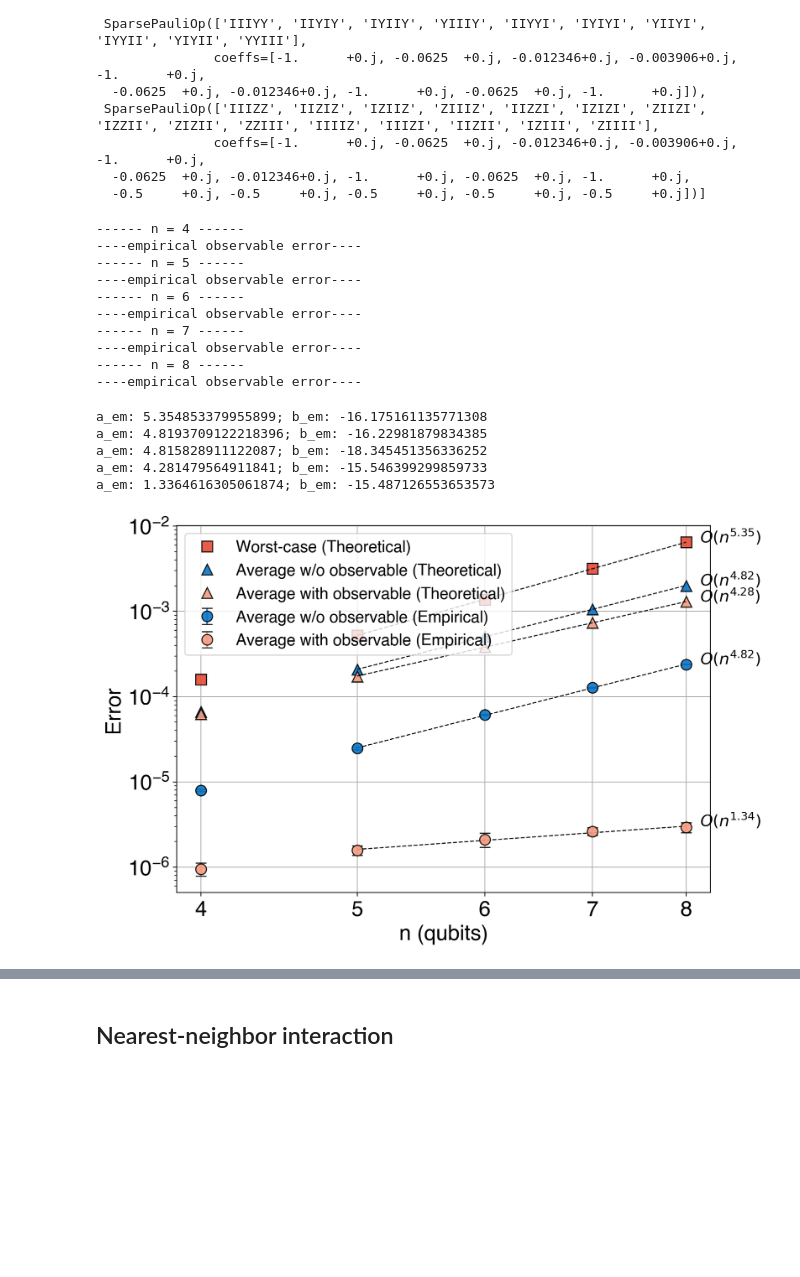
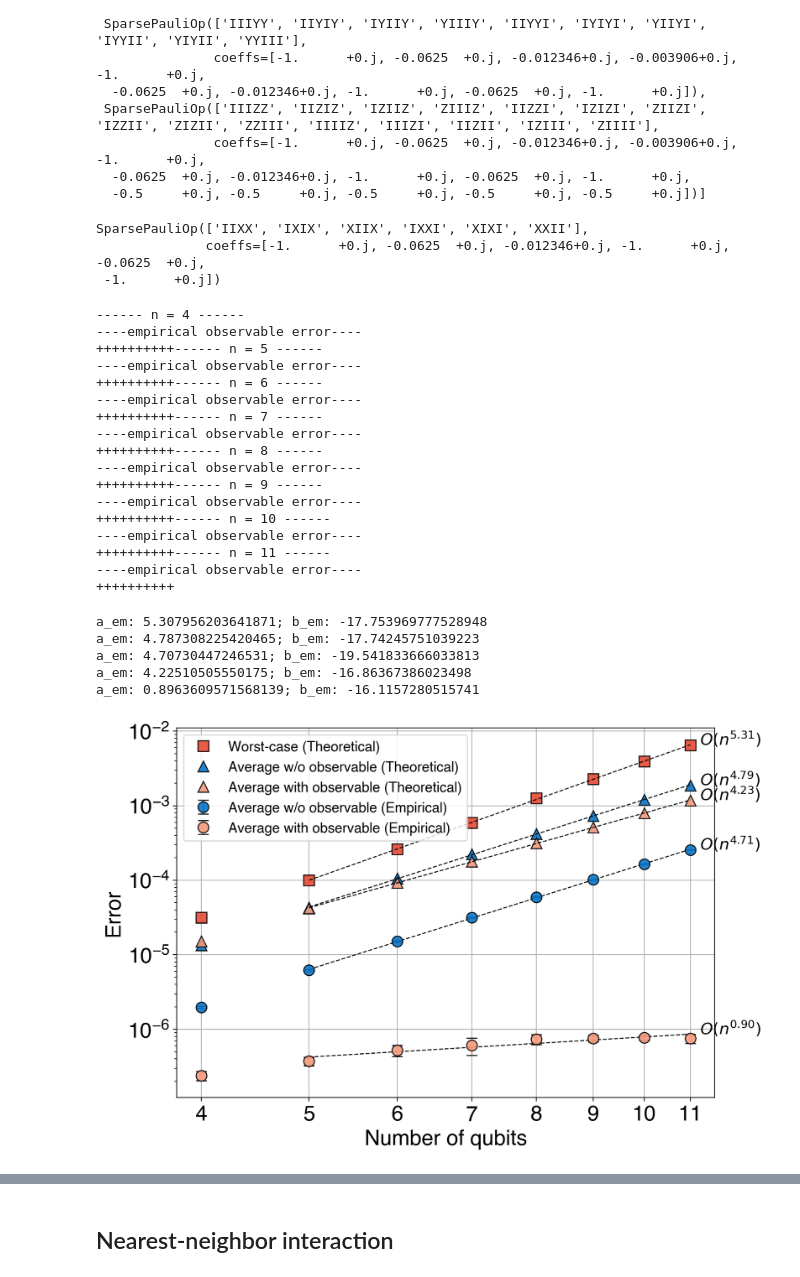
Before and after one commit to Jue-Xu/cookbook-quantum-simulation, a Jupyter notebook: random_input.ipynb, the cells around one changed output, grey strips where cells are left out. Saved outputs shown, nothing was run; the diff lists cells and outputs as text; code cells hidden in the pictures; blank space fills up the shorter version.

```diff
--- a/random_input.ipynb
+++ b/random_input.ipynb
@@ -30,10 +30,16 @@ pow_test.ham_xyz
                coeffs=[-1.      +0.j, -0.0625  +0.j, -0.012346+0.j, -0.003906+0.j, -1.      +0.j,
   -0.0625  +0.j, -0.012346+0.j, -1.      +0.j, -0.0625  +0.j, -1.      +0.j,
   -0.5     +0.j, -0.5     +0.j, -0.5     +0.j, -0.5     +0.j, -0.5     +0.j])]
+# %%
+pow_law.ham_xyz[0]
+# %% [output]
+SparsePauliOp(['IIXX', 'IXIX', 'XIIX', 'IXXI', 'XIXI', 'XXII'],
+              coeffs=[-1.      +0.j, -0.0625  +0.j, -0.012346+0.j, -1.      +0.j, -0.0625  +0.j,
+ -1.      +0.j])
 # %%
 prefix, suffix = 'Pow', 'n'
-n_max = 8
-r = 5000
+n_max = 11
+r = 10000 # 5000
 eps = 1e-3
 n_sample, n_round = 20, 10
 n_list = np.arange(4, n_max+1)
@@ -44,14 +50,15 @@ data['n'] = n_list
 
 for n in n_list:
     print(f'------ n = {n} ------')
-    pow_law = Power_law(n, alpha=4, Jx=-1, Jy=-1, Jz=-1, hx=0.0, hy=0.0, hz=-0.5, pbc=False, verbose=False)
+    pow_law = Power_law(n, alpha=4, Jx=-1, Jy=-1, Jz=-1, hx=-0.5, hy=0.0, hz=-0.0, pbc=False, verbose=False)
     # print('xyz group: ', pow_law.ham_xyz)
     # norm4 = nested_commutator_4norm([pow_law.ham_xyz[0], pow_law.ham_xyz[2]], p=2)
     # print('eeee:', norm4)
     # norm4_list.append(norm4)
     t = n
-    corr_op = SparsePauliOp.from_sparse_list([('XX', [i,i+1], 1) for i in range(0, n-1)], num_qubits=n).to_matrix()
-    magn_op = SparsePauliOp.from_sparse_list([('X', [i], 1) for i in range(0, n)], num_qubits=n).to_matrix()
+    corr_op = SparsePauliOp.from_sparse_list([('ZZ', [i,i+1], 1) for i in range(0, n-1)], n).to_matrix()
+    magn_op = SparsePauliOp.from_sparse_list([('Z', [i], 1) for i in range(0, n)], n).to_matrix()
+    # xyz_group = [h.to_matrix() for h in pow_law.ham_xyz]
     xyz_group = [h.to_matrix(True) for h in pow_law.ham_xyz]
     # rand_states = [random_statevector(2**n) for _ in range(n_sample)]
     # print(rand_states)
@@ -66,11 +73,12 @@ for n in n_list:
     magn_list, corr_list, stat_list = [], [], []
     print('----empirical observable error----')
     for _ in range(n_round):
+        print('+', end='')
         rand_states = [random_statevector(2**n) for _ in range(n_sample)]
 
         stat_list.append(n * measure_error(r, xyz_group, t, exact_U, 'average_empirical', rand_states=rand_states))
-        magn_list.append(measure_error(r, xyz_group, t, exact_U, 'observable_empirical', rand_states=rand_states, ob=magn_op))
-        corr_list.append(measure_error(r, xyz_group, t, exact_U, 'observable_empirical', rand_states=rand_states, ob=corr_op))
+        magn_list.append(measure_error(r, xyz_group, t, exact_U, 'average_ob_empirical', rand_states=rand_states, ob=magn_op))
+        corr_list.append(measure_error(r, xyz_group, t, exact_U, 'average_ob_empirical', rand_states=rand_states, ob=corr_op))
 
     data['emp_averg'].append(np.mean(stat_list))
     data['emp_averg_magn'].append(np.mean(magn_list))
@@ -78,47 +86,54 @@ for n in n_list:
     data['emp_averg_std'].append(np.std(stat_list))
     data['emp_averg_magn_std'].append(np.std(magn_list))
     data['emp_averg_corr_std'].append(np.std(corr_list))
 # save to csv
 # print(pd.DataFrame(data))
 pd.DataFrame(data).to_csv(f'{data_dir}/{prefix}_data_max={n_max}_sample={n_sample}_{suffix}.csv', index=False)
 
 # # plot results
 fig, ax = plt.subplots(1, 1, figsize=(9, 6), layout='tight')
 # ax.plot(n_list, norm4_list, 's', label='Norm4')
 ax.plot(n_list, data['bnd_worst'], 's', label='Worst-case (Theoretical)')
 ax.plot(n_list, data['bnd_averg'], '^', label='Average w/o observable (Theoretical)', color="#0A75C7")
 ax.plot(n_list, data['bnd_averg_magn'], '^', label='Average with observable (Theoretical)', color="#F39B7FFF")
 ax.errorbar(n_list, data['emp_averg'], data['emp_averg_std'], fmt='o', label='Average w/o observable (Empirical)', capsize=5, color="#0A75C7")
 ax.errorbar(n_list, data['emp_averg_magn'], data['emp_averg_magn_std'], fmt='o', label='Average with observable (Empirical)', capsize=5, color="#F39B7FFF")
 
-plot_fit(ax, n_list[1:], data['bnd_worst'][1:], var=suffix, offset=1.02)
-plot_fit(ax, n_list[1:], data['bnd_averg'][1:], var=suffix, offset=1.02)
-plot_fit(ax, n_list[1:], data['emp_averg'][1:], var=suffix, offset=1.02)
-plot_fit(ax, n_list[1:], data['bnd_averg_magn'][1:], var=suffix, offset=1.02)
-plot_fit(ax, n_list[1:], data['emp_averg_magn'][1:], var=suffix, offset=1.02)
-ax.set_xlabel(rf'n (qubits)')
+plot_fit(ax, n_list[1:], data['bnd_worst'][1:], var=suffix, x_offset=1.02)
+plot_fit(ax, n_list[1:], data['bnd_averg'][1:], var=suffix, x_offset=1.02)
+plot_fit(ax, n_list[1:], data['emp_averg'][1:], var=suffix, x_offset=1.02)
+plot_fit(ax, n_list[1:], data['bnd_averg_magn'][1:], var=suffix, x_offset=1.02)
+plot_fit(ax, n_list[1:], data['emp_averg_magn'][1:], var=suffix, x_offset=1.02)
+ax.set_xlabel(rf'Number of qubits')
 ax.set_ylabel(rf'Error')
 ax.loglog(); ax.grid()
 ax.set_xticks(n_list)
 ax.get_xaxis().set_major_formatter(mpl.ticker.ScalarFormatter())
 ax.legend()
 plt.rc('legend', fontsize=MEDIUM_SIZE-2)
 # ax.legend(loc='center right', bbox_to_anchor=(1.0, 0.32))
-fig.savefig(f'{figs_dir}/{prefix}_max={n_list[-1]}_{suffix}_sample={n_sample}.pdf', dpi=150, bbox_inches='tight')
+fig.savefig(f'{figs_dir}/random_{prefix}_max={n_list[-1]}_{suffix}_sample={n_sample}.pdf', dpi=150, bbox_inches='tight')
 # %% [output]
 ------ n = 4 ------
 ----empirical observable error----
------- n = 5 ------
+++++++++++------ n = 5 ------
 ----empirical observable error----
------- n = 6 ------
+++++++++++------ n = 6 ------
 ----empirical observable error----
------- n = 7 ------
+++++++++++------ n = 7 ------
 ----empirical observable error----
------- n = 8 ------
+++++++++++------ n = 8 ------
 ----empirical observable error----
+++++++++++------ n = 9 ------
+----empirical observable error----
+++++++++++------ n = 10 ------
+----empirical observable error----
+++++++++++------ n = 11 ------
+----empirical observable error----
+++++++++++
-a_em: 5.354853379955899; b_em: -16.175161135771308
-a_em: 4.8193709122218396; b_em: -16.22981879834385
-a_em: 4.815828911122087; b_em: -18.345451356336252
-a_em: 4.281479564911841; b_em: -15.546399299859733
-a_em: 1.3364616305061874; b_em: -15.487126553653573
+a_em: 5.307956203641871; b_em: -17.753969777528948
+a_em: 4.787308225420465; b_em: -17.74245751039223
+a_em: 4.70730447246531; b_em: -19.541833666033813
+a_em: 4.22510505550175; b_em: -16.86367386023498
+a_em: 0.8963609571568139; b_em: -16.1157280515741
-[figure, old version]
+[figure, new version]
```
Also changed, not shown: parts of 5 cells of this notebook, 49 other files.
